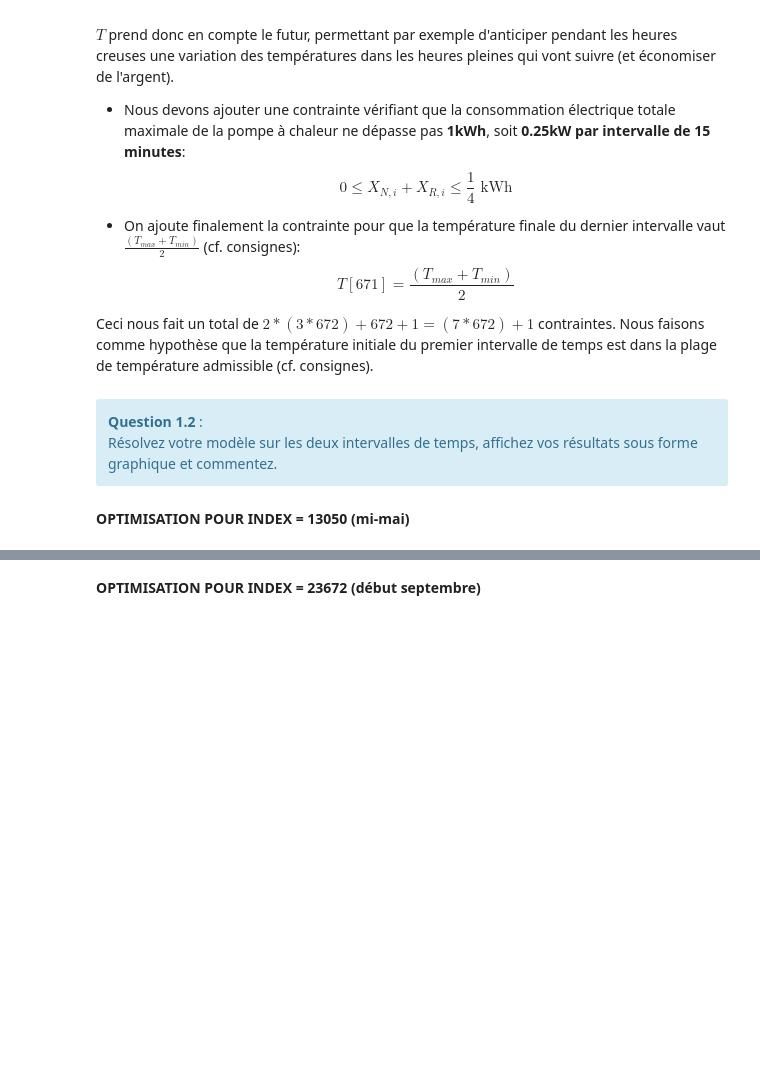
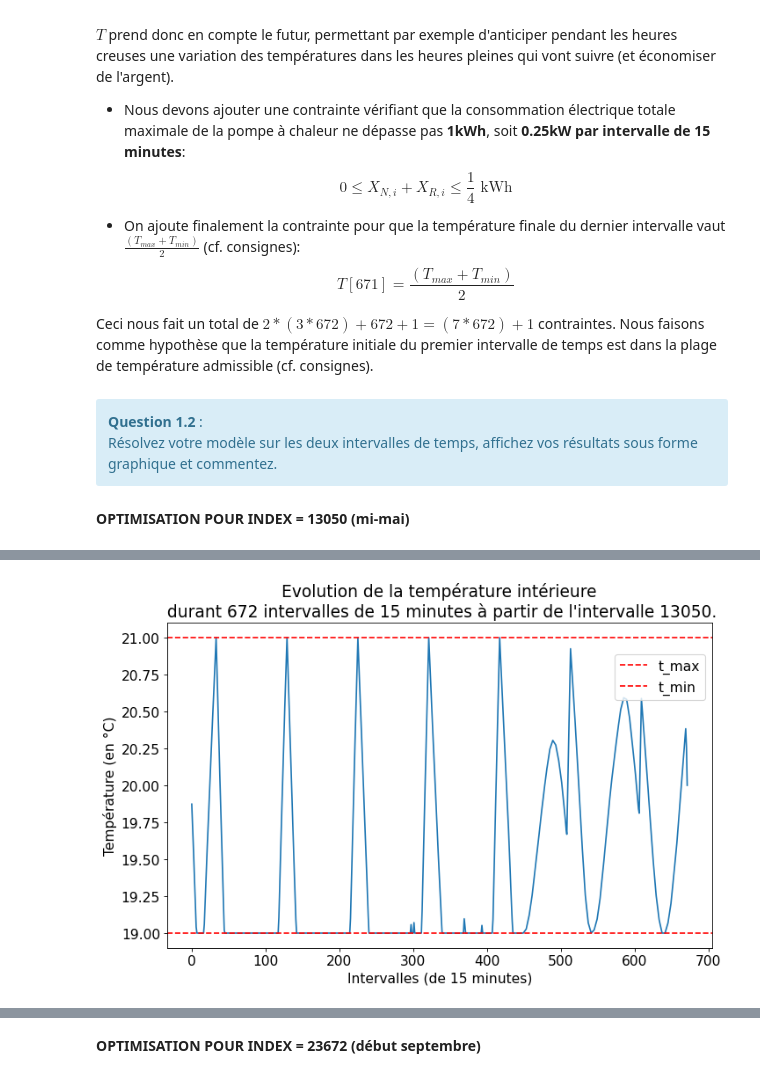
Before and after one commit to nicojmn/LINMA1702-project, a Jupyter notebook: part-2/LINMA1702_Projet_part_2_groupe_13.ipynb, the cells around one changed output, grey strips where cells are left out. Cells and saved outputs as stored; diff of their text form; code cells hidden in the pictures; blank space fills up the shorter version.

```diff
--- a/part-2/LINMA1702_Projet_part_2_groupe_13.ipynb
+++ b/part-2/LINMA1702_Projet_part_2_groupe_13.ipynb
@@ -128,7 +128,7 @@ def get_price_by_interval(index, size, p_peak, p_off_peak):
     prices = prices[index % 96:] + prices[:index % 96]
     return prices * int(size/96)
 
-def temperature_graph(T, t_min, t_max, title, filename):
+def temperature_graph(T, t_min, t_max, title, filename=None):
     plt.figure(figsize=(10, 6), dpi=80)
     plt.plot(T)
     plt.axhline(y=t_max, color='r', linestyle='--', label='t_max')
@@ -137,10 +137,11 @@ def temperature_graph(T, t_min, t_max, title, filename):
     plt.xlabel('Intervalles (de 15 minutes)')
     plt.ylabel('Température (en °C)')
     plt.legend(loc=1, bbox_to_anchor=(1, 0.925))
-    plt.savefig(filename, format="pdf", bbox_inches="tight")
+    if filename is not None:
+        plt.savefig(filename, format="pdf", bbox_inches="tight")
     plt.show()
 
-def pump_graph(Xn, Xr, title, filename):
+def pump_graph(Xn, Xr, title, filename=None):
     plt.figure(figsize=(10, 6), dpi=80)
     plt.plot(Xn, '-r', label='mode normal')
     plt.plot(Xr, '-b', label='mode reverse')
@@ -149,7 +150,8 @@ def pump_graph(Xn, Xr, title, filename):
     plt.xlabel('Intervalles (de 15 minutes)')
     plt.ylabel('Consommation électrique (en kW par intervalle)')
     plt.legend(loc=1, bbox_to_anchor=(1, 0.925))
-    plt.savefig(filename, format="pdf", bbox_inches="tight")
+    if filename is not None:
+        plt.savefig(filename, format="pdf", bbox_inches="tight")
     plt.show()
 # %%
 def task1(data, index, size, t_min, t_max, p_peak, p_off_peak):
@@ -211,8 +218,10 @@ print(f'Total Energie (en kWh) pour refroidir : {np.around(np.sum(Xr.value),3)}\
 # %%
 plt.rcParams.update({'font.size': 14})
 title = f'Evolution de la température intérieure\n durant {size} intervalles de 15 minutes à partir de l\'intervalle {index}.'
-filename = f'../part-1/graphs/task1_temp_graph_{index}.pdf'
-temperature_graph(T.value, 19, 21, title, filename)
+# filename = f'../part-1/graphs/task1_temp_graph_{index}.pdf'
+temperature_graph(T.value, 19, 21, title) #, filename)
+# %% [output]
+[figure, added]
 # %%
 plt.rcParams.update({'font.size': 14})
 title = f'Utilisation de la pompe à chaleur\n durant {size} intervalles de 15 minutes à partir de l\'intervalle {index}.'
```
Also changed, not shown: parts of 28 cells of this notebook.
